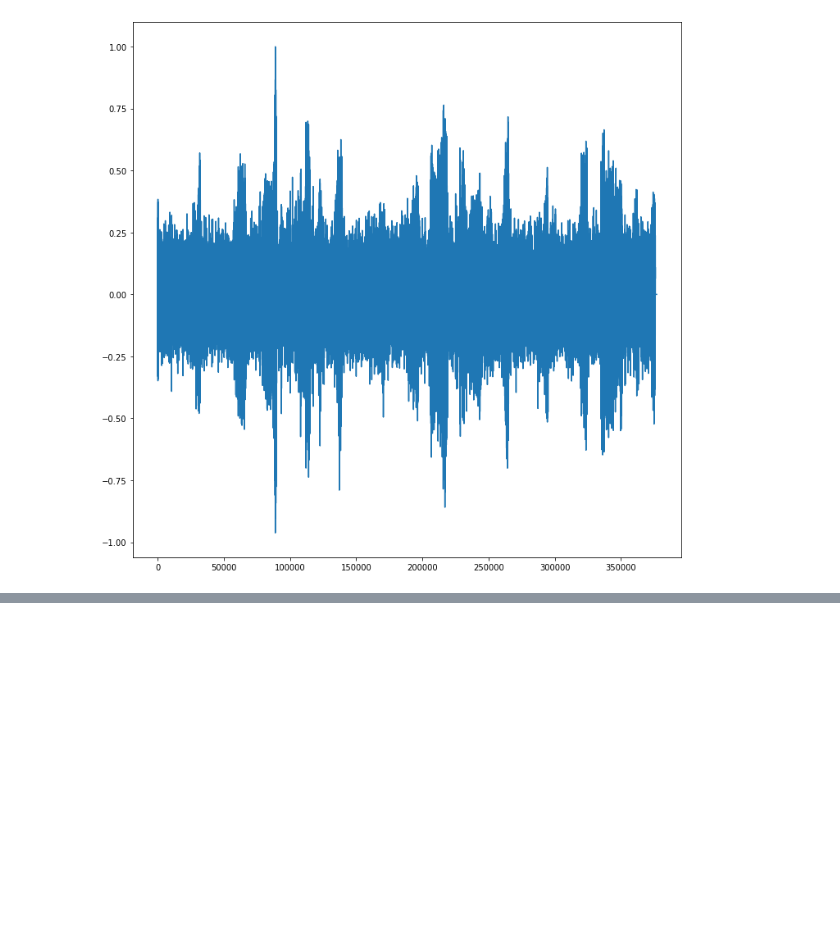
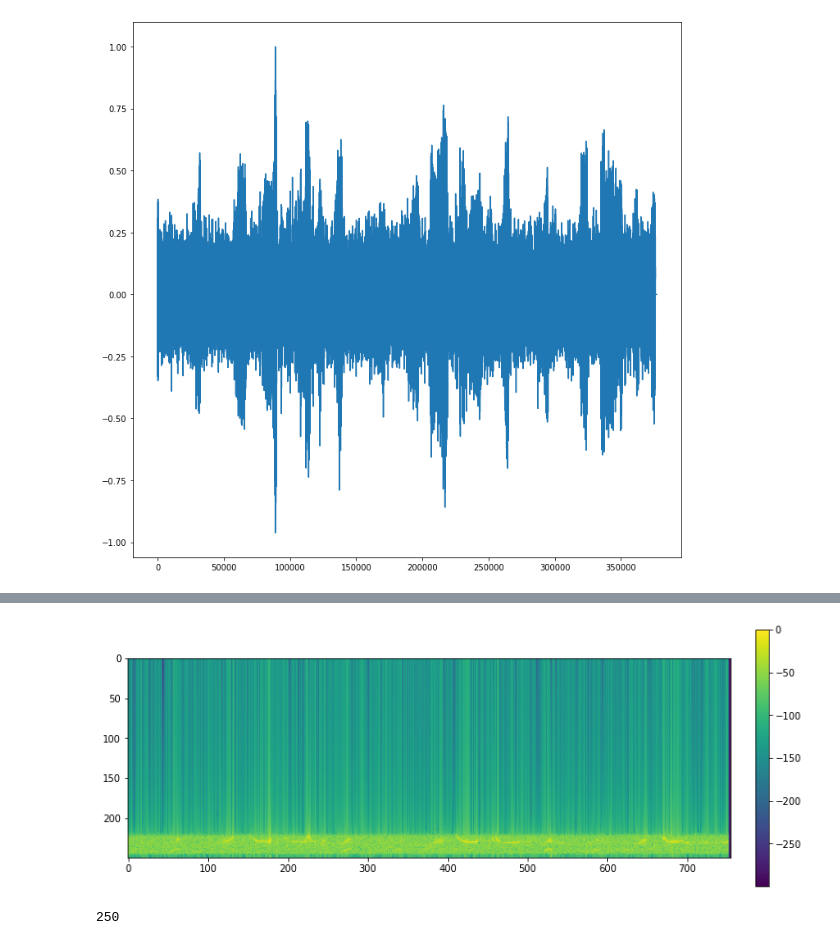
Before and after one commit to oleksa-oleksa/Image_Processing_SS2020_FU_Berlin, a Jupyter notebook: assignments/06_assignment.ipynb, the cells around one changed output, grey strips where cells are left out. Saved outputs shown, nothing was run; the diff lists cells and outputs as text; code cells hidden in the pictures; blank space fills up the shorter version.

```diff
--- a/assignments/06_assignment.ipynb
+++ b/assignments/06_assignment.ipynb
@@ -260,0 +271,23 @@ plt.show()
+# %%
+# https://musicinformationretrieval.com/magnitude_scaling.html
+
+def replaceZeroes(data):
+    min_nonzero = np.min(data[np.nonzero(data)])
+    data[data == 0] = min_nonzero
+    return data
+
+# plot it logarithmically
+# Decibels are a relative unit, they express the power of your signal relative to some reference power.
+# If you are working with amplitudes, then the formula is:
+# power_db = 20 * log10(amp / amp_ref);
+specgram = replaceZeroes(specgram) # avoid exception
+log = 20*np.log10(specgram.real/np.max(specgram.real))
+im = plt.imshow(log)
+#im = plt.imshow(log.imag)
+
+plt.colorbar(im, fraction=0.02, pad=0.04)
+plt.show()
+print(len(log.real))
+# %% [output]
+[figure, added]
+250
```
Also changed, not shown: parts of 5 cells of this notebook.
